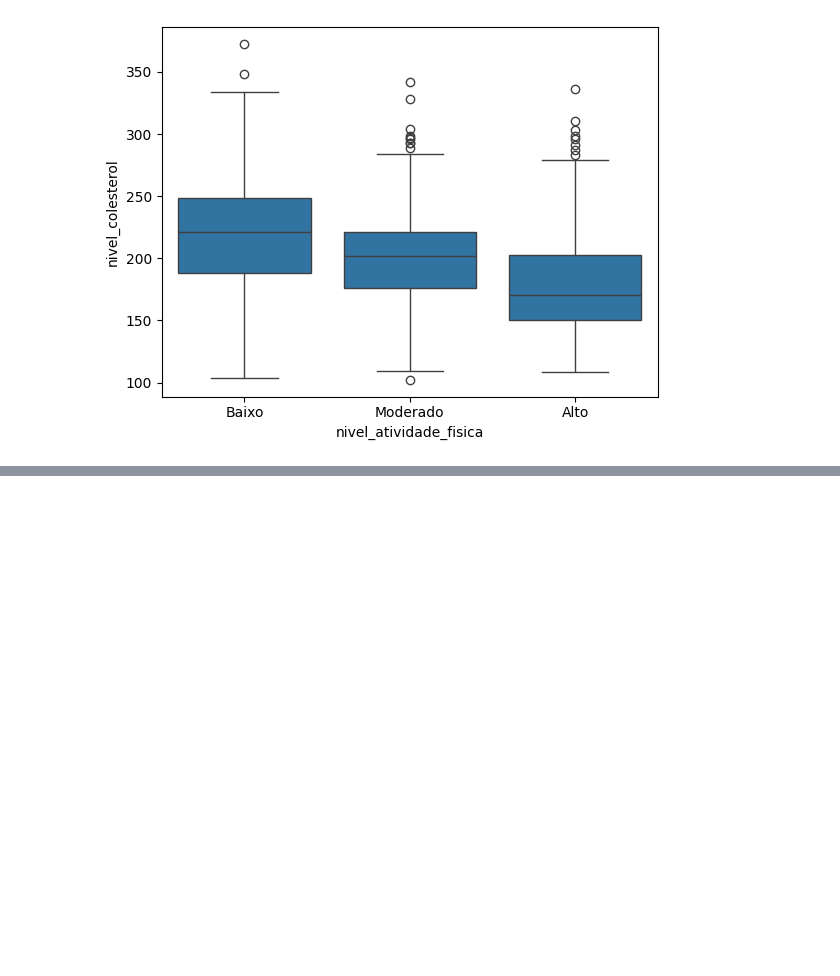
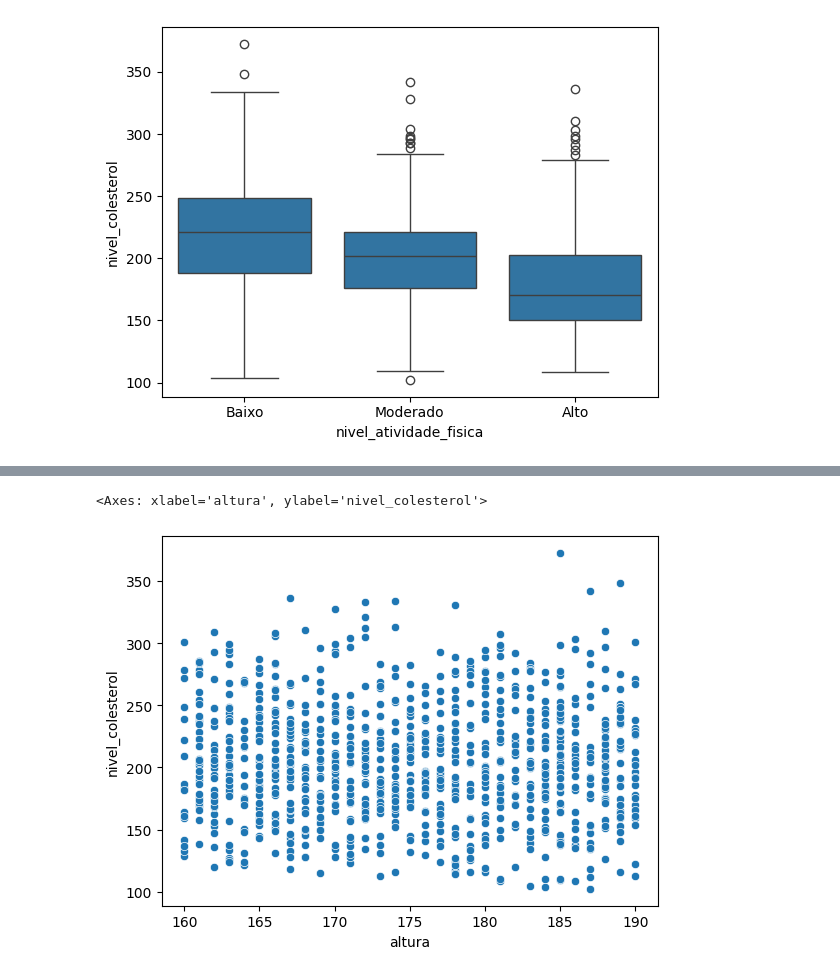
Before and after one commit to felipesanderp/regrassao-linear-multipla-ia-python, a Jupyter notebook: modelo_colesterol.ipynb, the cells around one changed output, grey strips where cells are left out. Drawn from its saved outputs; the diff is of its cells as text; code cells hidden in the pictures; blank space fills up the shorter version.

```diff
--- a/modelo_colesterol.ipynb
+++ b/modelo_colesterol.ipynb
@@ -177,0 +190,6 @@ sns.boxplot(data=df_colesterol_eda, x='nivel_atividade_fisica', y='nivel_coleste
+# %%
+# Cruzamento de variáveis numéricas com nível colesterol
+sns.scatterplot(data=df_colesterol_eda, x='altura', y='nivel_colesterol')
+# %% [output]
+<Axes: xlabel='altura', ylabel='nivel_colesterol'>
+[figure, added]
```
Also changed, not shown: parts of 2 cells of this notebook.
